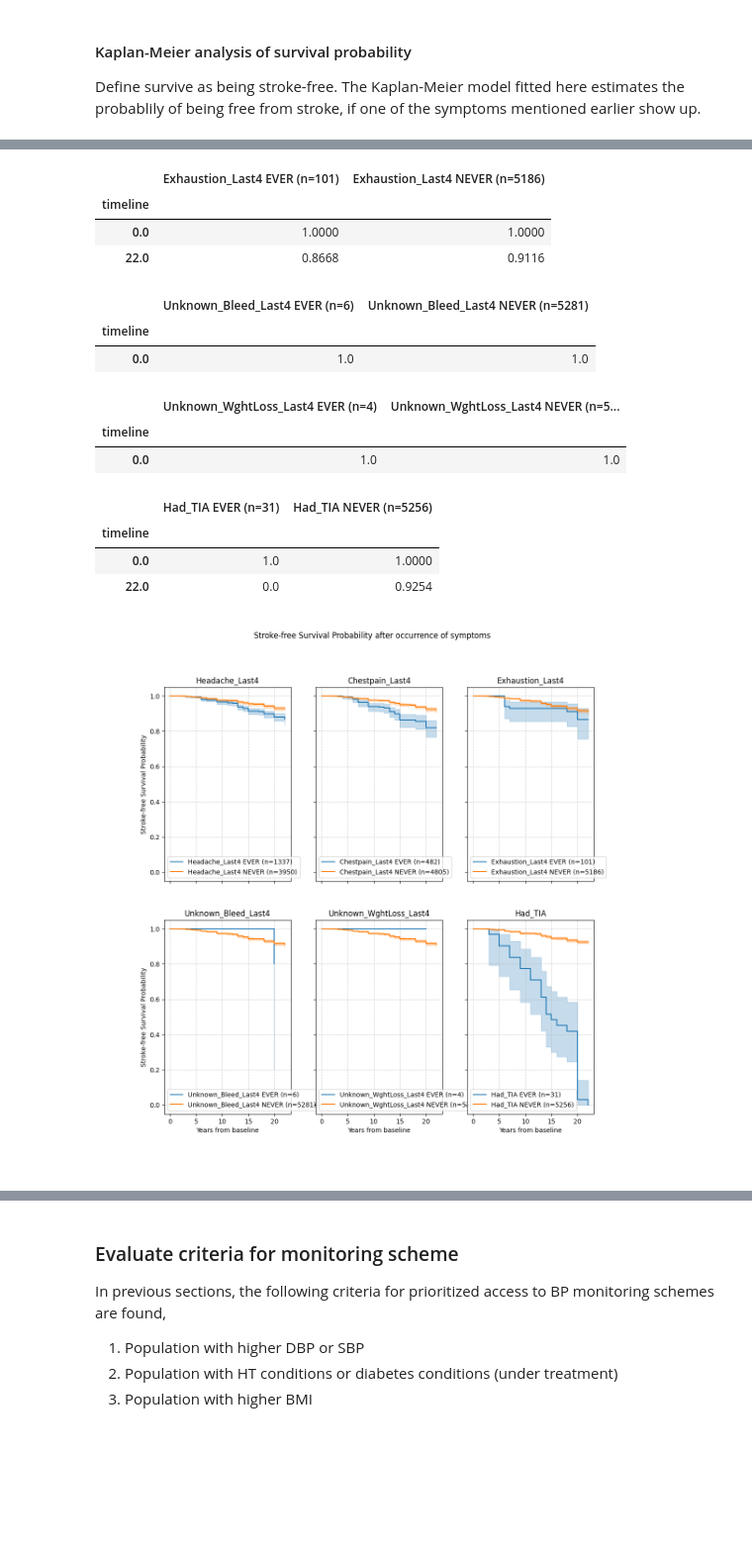
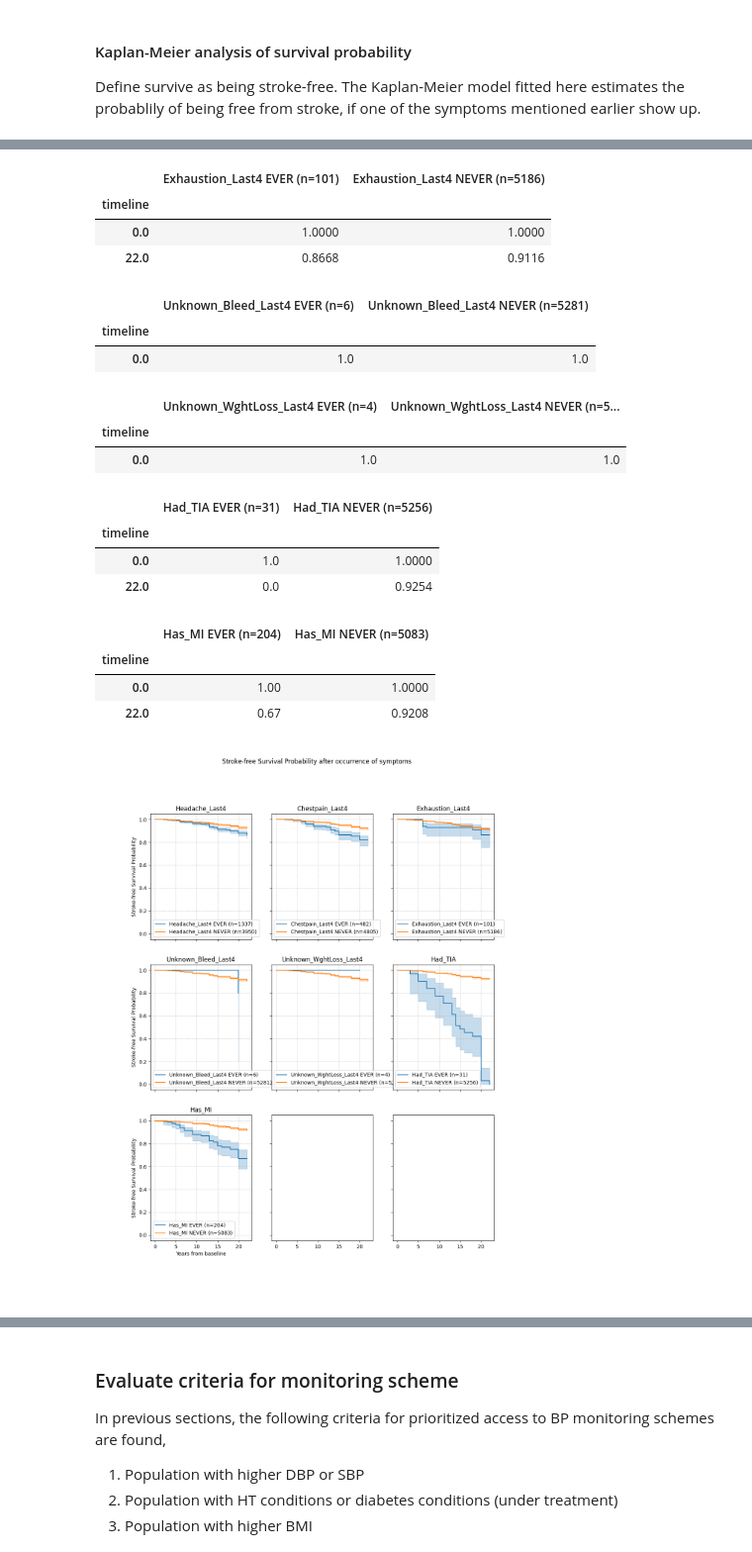
Before and after one commit to ZCG-coder/HKU_Budding_1, a Jupyter notebook: data/Explore.ipynb, the cells around one changed output, grey strips where cells are left out. Shown at 99% size. Saved outputs shown, nothing was run; the diff lists cells and outputs as text; code cells hidden in the pictures; blank space fills up the shorter version.

Commit message:
Add MI to symptoms analysis

```diff
--- a/data/Explore.ipynb
+++ b/data/Explore.ipynb
@@ -858,7 +868,7 @@ This part calculates values for contigency table by counting _a_, _b_, _c_ and _
 symptom_names = [
     'Headache_Last4', 'Chestpain_Last4', 'Exhaustion_Last4',
     'Unknown_Bleed_Last4', 'Unknown_WghtLoss_Last4',
-    'Had_TIA'
+    'Had_TIA', 'Has_MI'
 ]
 
 # Count at stroke waves
@@ -891,3 +901,24 @@ for pid, df in persons.items():
         n_absent = (nostroke_df[s] == 0).sum()
         symptom_any_nostroke[s][0] += n_present
         symptom_any_nostroke[s][1] += n_absent
+
+rows = []
+for pid, df in persons.items():
+    df = df.sort_values('Wave').reset_index(drop=True)
+    # Find stroke event time
+    stroke_rows = df[df['Has_Apopl'] == 1]
+    baseline_wave = df['Wave'].iloc[0]
+    if len(stroke_rows) > 0:
+        event = 1
+        event_wave = stroke_rows['Wave'].iloc[0]
+        time_yrs = event_wave - baseline_wave
+    else:
+        event = 0
+        event_wave = None
+        time_yrs = df['Wave'].iloc[-1] - baseline_wave
+    # Calculate ever-occurrence flags
+    rec = {'ID': pid, 'Time_Yrs': time_yrs, 'Event': event}
+    for s in symptom_names:
+        rec[s + '_EVER'] = int((df[s] == 1).any())
+    rows.append(rec)
+df_symptom_ever = pd.DataFrame(rows)
@@ -999,7 +1032,7 @@ Define survive as being stroke-free. The Kaplan-Meier model fitted here estimate
 mentioned earlier show up.
 # %%
 kmf = KaplanMeierFitter()
-fig, axes = plt.subplots(2, 3, figsize=(12, 12), sharex=True, sharey=True)
+fig, axes = plt.subplots(3, 3, figsize=(12, 15), sharex=True, sharey=True)
 axes = axes.flatten()
 
 for i, s in enumerate(symptom_names):
@@ -1025,34 +1058,38 @@ for i, s in enumerate(symptom_names):
     ax.set_title(s)
     ax.set_xlabel("Years from baseline")
     ax.set_ylabel("Stroke-free Survival Probability")
     ax.grid(True, linestyle='--', alpha=0.6)
 
 plt.suptitle("Stroke-free Survival Probability after occurrence of symptoms")
 plt.show()
 # %% [output]
 |  | Headache_Last4 EVER (n=1337) | Headache_Last4 NEVER (n=3950) |
 | timeline |  |  |
 | 0.0 | 1.0000 | 1.0000 |
 | 22.0 | 0.8694 | 0.9299 |
 |  | Chestpain_Last4 EVER (n=482) | Chestpain_Last4 NEVER (n=4805) |
 | timeline |  |  |
 | 0.0 | 1.0000 | 1.0000 |
 | 22.0 | 0.8193 | 0.9193 |
 |  | Exhaustion_Last4 EVER (n=101) | Exhaustion_Last4 NEVER (n=5186) |
 | timeline |  |  |
 | 0.0 | 1.0000 | 1.0000 |
 | 22.0 | 0.8668 | 0.9116 |
 |  | Unknown_Bleed_Last4 EVER (n=6) | Unknown_Bleed_Last4 NEVER (n=5281) |
 | timeline |  |  |
 | 0.0 | 1.0 | 1.0 |
 |  | Unknown_WghtLoss_Last4 EVER (n=4) | Unknown_WghtLoss_Last4 NEVER (n=5... |
 | timeline |  |  |
 | 0.0 | 1.0 | 1.0 |
 |  | Had_TIA EVER (n=31) | Had_TIA NEVER (n=5256) |
 | timeline |  |  |
 | 0.0 | 1.0 | 1.0000 |
 | 22.0 | 0.0 | 0.9254 |
+|  | Has_MI EVER (n=204) | Has_MI NEVER (n=5083) |
+| timeline |  |  |
+| 0.0 | 1.00 | 1.0000 |
+| 22.0 | 0.67 | 0.9208 |
-[figure, old version]
+[figure, new version]
 # %% [markdown]
 From the results,
 
```
Also changed, not shown: parts of 13 cells of this notebook.
